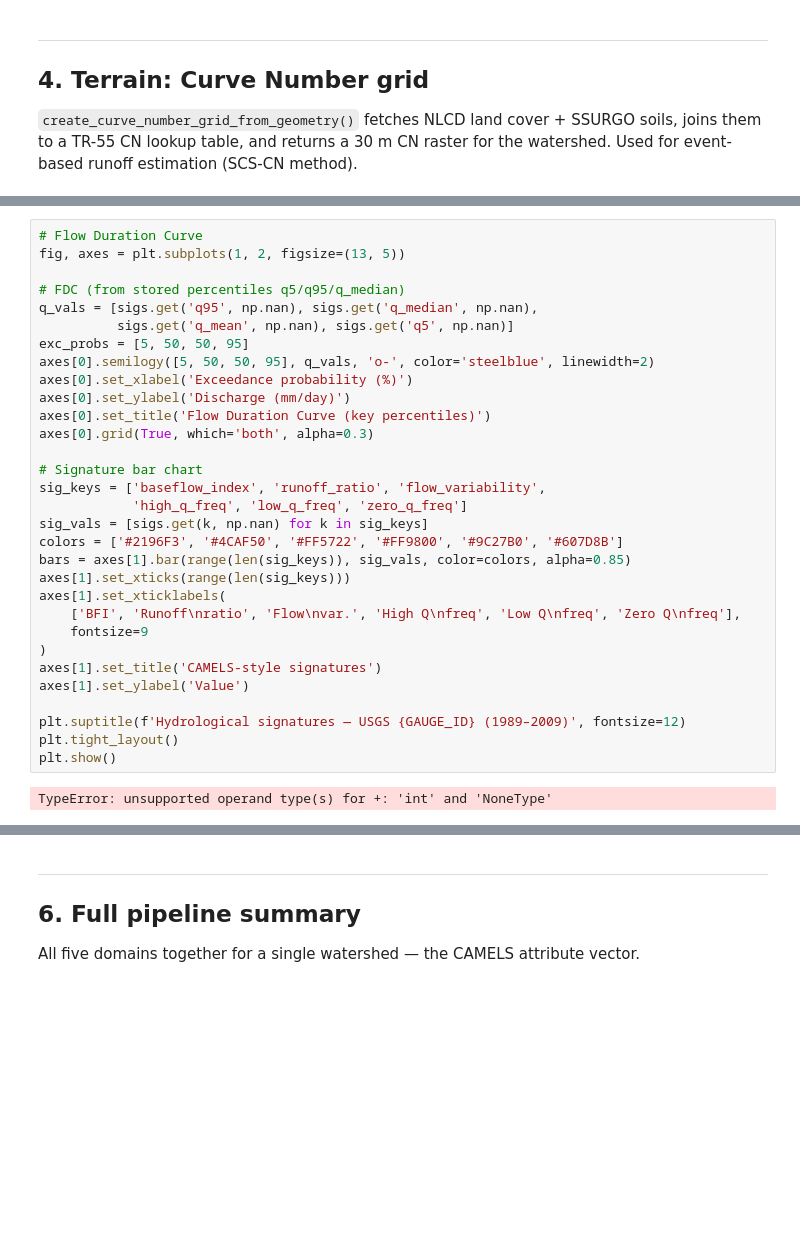
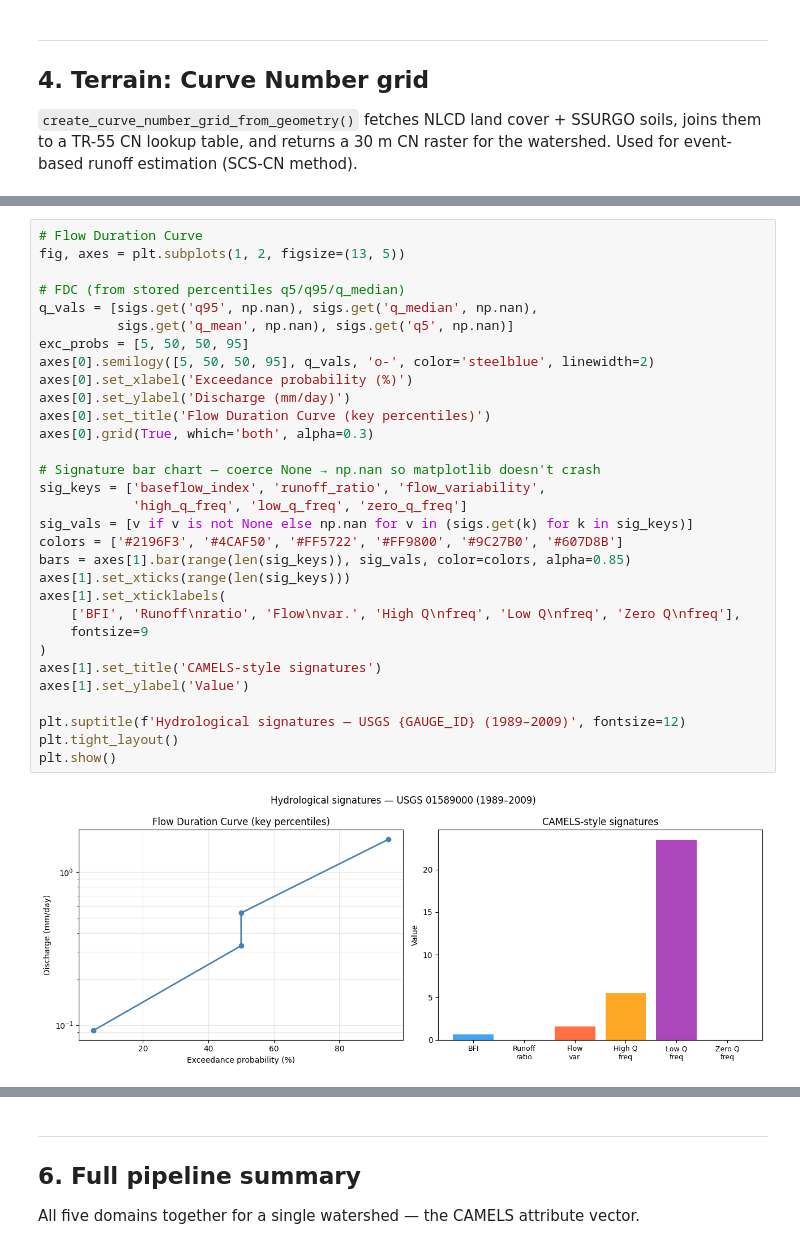
Before and after one commit to AI-Hydro/aihydro-watershed, a Jupyter notebook: examples/watershed_demo.ipynb, the cells around one changed output, grey strips where cells are left out. Cells and saved outputs as stored; diff of their text form; blank space fills up the shorter version.

```diff
--- a/examples/watershed_demo.ipynb
+++ b/examples/watershed_demo.ipynb
@@ -269,33 +336,33 @@ pd.Series({k: v for k, v in sigs.items() if isinstance(v, (int, float))}).rename
 # %%
 # Flow Duration Curve
 fig, axes = plt.subplots(1, 2, figsize=(13, 5))
 
 # FDC (from stored percentiles q5/q95/q_median)
 q_vals = [sigs.get('q95', np.nan), sigs.get('q_median', np.nan),
           sigs.get('q_mean', np.nan), sigs.get('q5', np.nan)]
 exc_probs = [5, 50, 50, 95]
 axes[0].semilogy([5, 50, 50, 95], q_vals, 'o-', color='steelblue', linewidth=2)
 axes[0].set_xlabel('Exceedance probability (%)')
 axes[0].set_ylabel('Discharge (mm/day)')
 axes[0].set_title('Flow Duration Curve (key percentiles)')
 axes[0].grid(True, which='both', alpha=0.3)
 
-# Signature bar chart
+# Signature bar chart — coerce None → np.nan so matplotlib doesn't crash
 sig_keys = ['baseflow_index', 'runoff_ratio', 'flow_variability',
             'high_q_freq', 'low_q_freq', 'zero_q_freq']
-sig_vals = [sigs.get(k, np.nan) for k in sig_keys]
+sig_vals = [v if v is not None else np.nan for v in (sigs.get(k) for k in sig_keys)]
 colors = ['#2196F3', '#4CAF50', '#FF5722', '#FF9800', '#9C27B0', '#607D8B']
 bars = axes[1].bar(range(len(sig_keys)), sig_vals, color=colors, alpha=0.85)
 axes[1].set_xticks(range(len(sig_keys)))
 axes[1].set_xticklabels(
     ['BFI', 'Runoff\nratio', 'Flow\nvar.', 'High Q\nfreq', 'Low Q\nfreq', 'Zero Q\nfreq'],
     fontsize=9
 )
 axes[1].set_title('CAMELS-style signatures')
 axes[1].set_ylabel('Value')
 
 plt.suptitle(f'Hydrological signatures — USGS {GAUGE_ID} (1989–2009)', fontsize=12)
 plt.tight_layout()
 plt.show()
 # %% [output]
-TypeError: unsupported operand type(s) for +: 'int' and 'NoneType'
+[figure, added]
```
Also changed, not shown: parts of 11 cells of this notebook, 4 other files.
